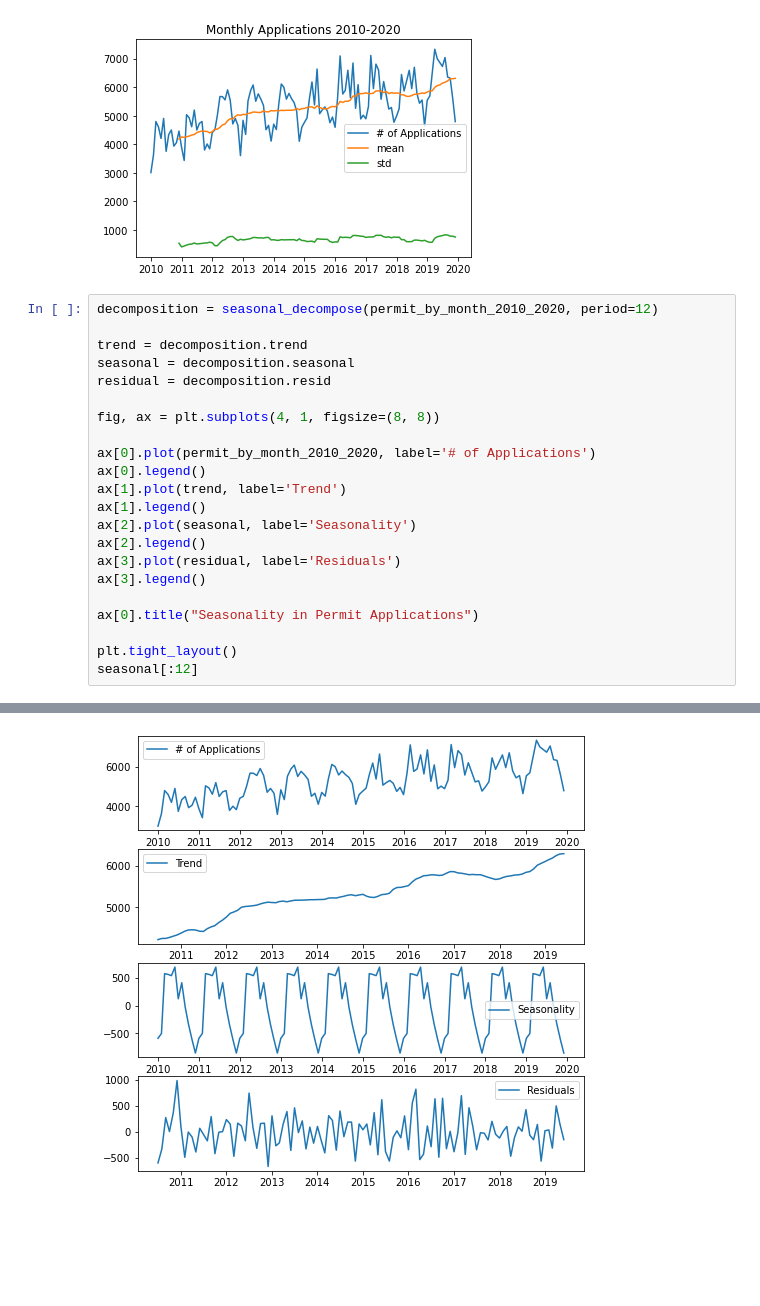
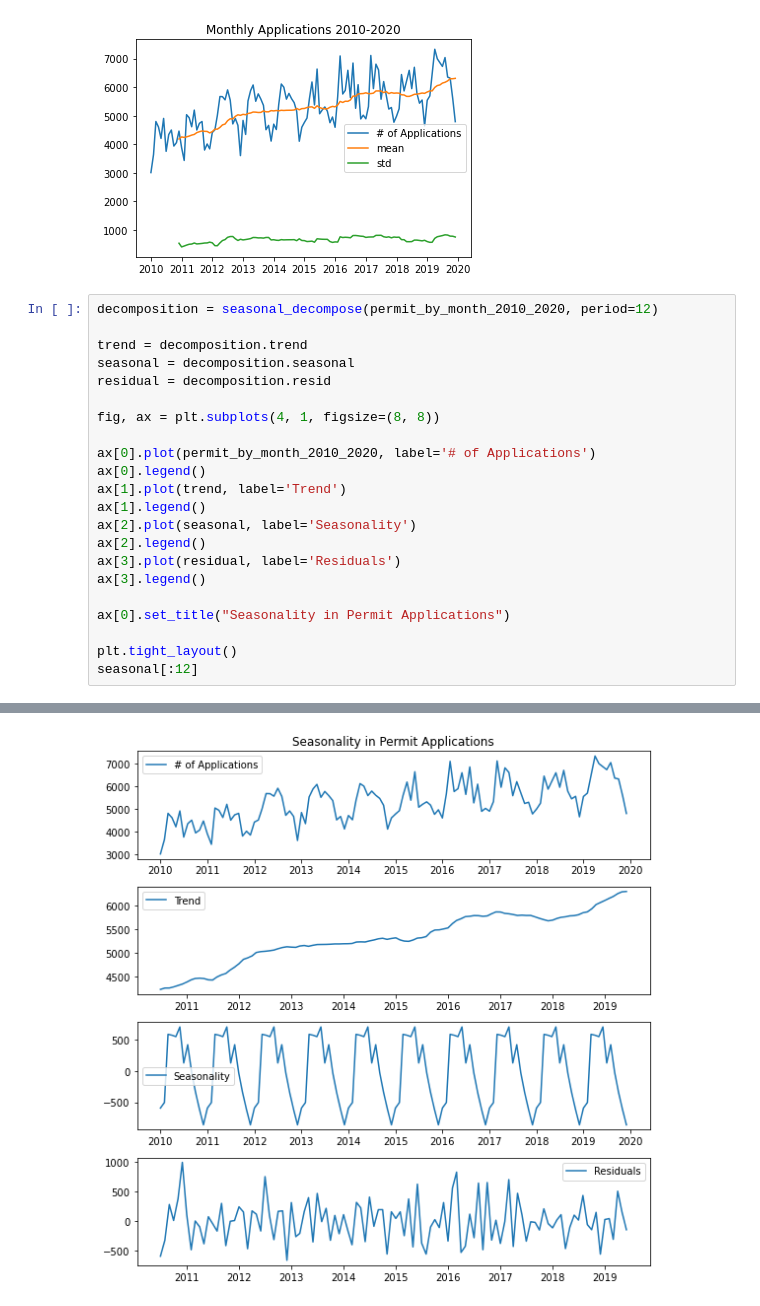
Before and after one commit to rezaganj/Capstone1-Construction-Permits-Austin-TX, a Jupyter notebook: notebooks/main.ipynb, the cells around one changed output, grey strips where cells are left out. Saved outputs shown, nothing was run; the diff lists cells and outputs as text; blank space fills up the shorter version.

```diff
--- a/notebooks/main.ipynb
+++ b/notebooks/main.ipynb
@@ -233,7 +233,7 @@ ax[2].legend()
 ax[3].plot(residual, label='Residuals')
 ax[3].legend()
 
-ax[0].title("Seasonality in Permit Applications")
+ax[0].set_title("Seasonality in Permit Applications")
 
 plt.tight_layout()
 seasonal[:12]
@@ -242 +255 @@ TypeError: 'Text' object is not callable
-[figure, old version]
+[figure, new version]
```
Also changed, not shown: parts of 14 cells of this notebook.
